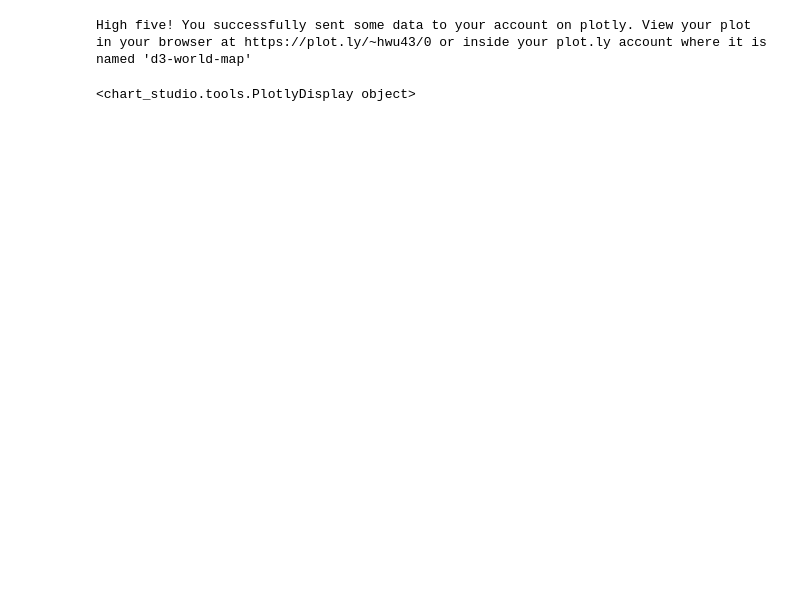
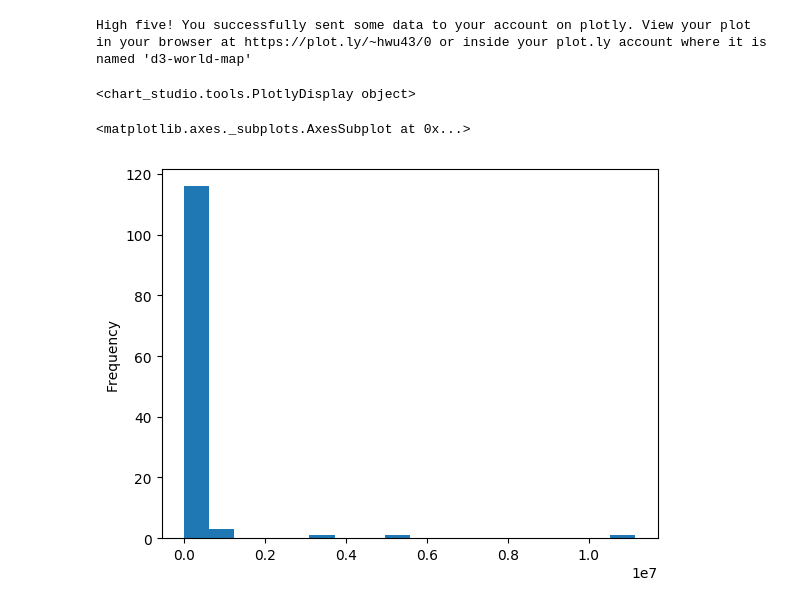
Before and after one commit to romansul/syrian-civil-war, a Jupyter notebook: New Refugee World.ipynb, the cells around one changed output. Drawn from its saved outputs; the diff is of its cells as text; code cells hidden in the pictures; blank space fills up the shorter version.

```diff
--- a/New Refugee World.ipynb
+++ b/New Refugee World.ipynb
@@ -348,3 +390,14 @@ py.iplot(fig, validate = False, filename = 'd3-world-map')
 # %% [output]
 High five! You successfully sent some data to your account on plotly. View your plot in your browser at https://plot.ly/~hwu43/0 or inside your plot.ly account where it is named 'd3-world-map'
 <chart_studio.tools.PlotlyDisplay object>
+# %%
+import seaborn as sb
+from matplotlib import pyplot as plt
+
+#sb.distplot(all_code_df['Refugees (incl. refugee-like situations)'], kde=False)
+
+all_code_df['Refugees (incl. refugee-like situations)'].plot.hist(bins=18)
+# plt.hist(all_code_df['Refugees (incl. refugee-like situations)'])
+# %% [output]
+<matplotlib.axes._subplots.AxesSubplot at 0x...>
+[figure, added]
```
Also changed, not shown: parts of 8 cells of this notebook.
